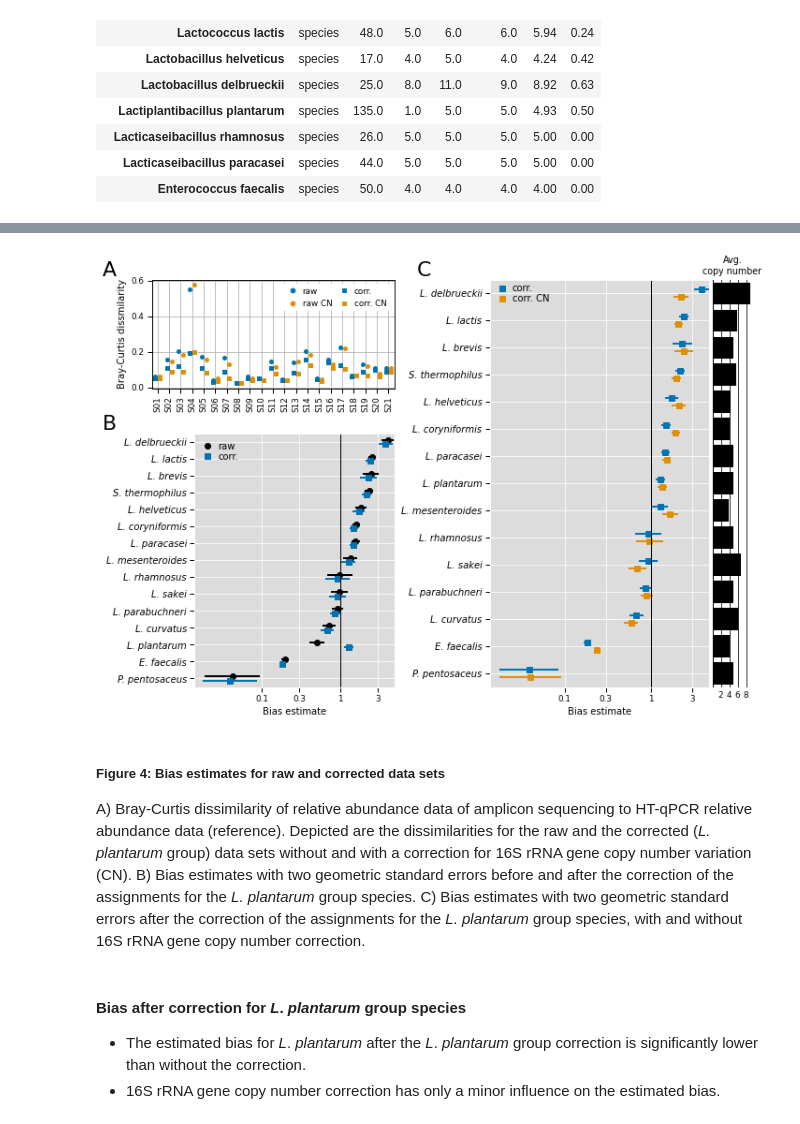
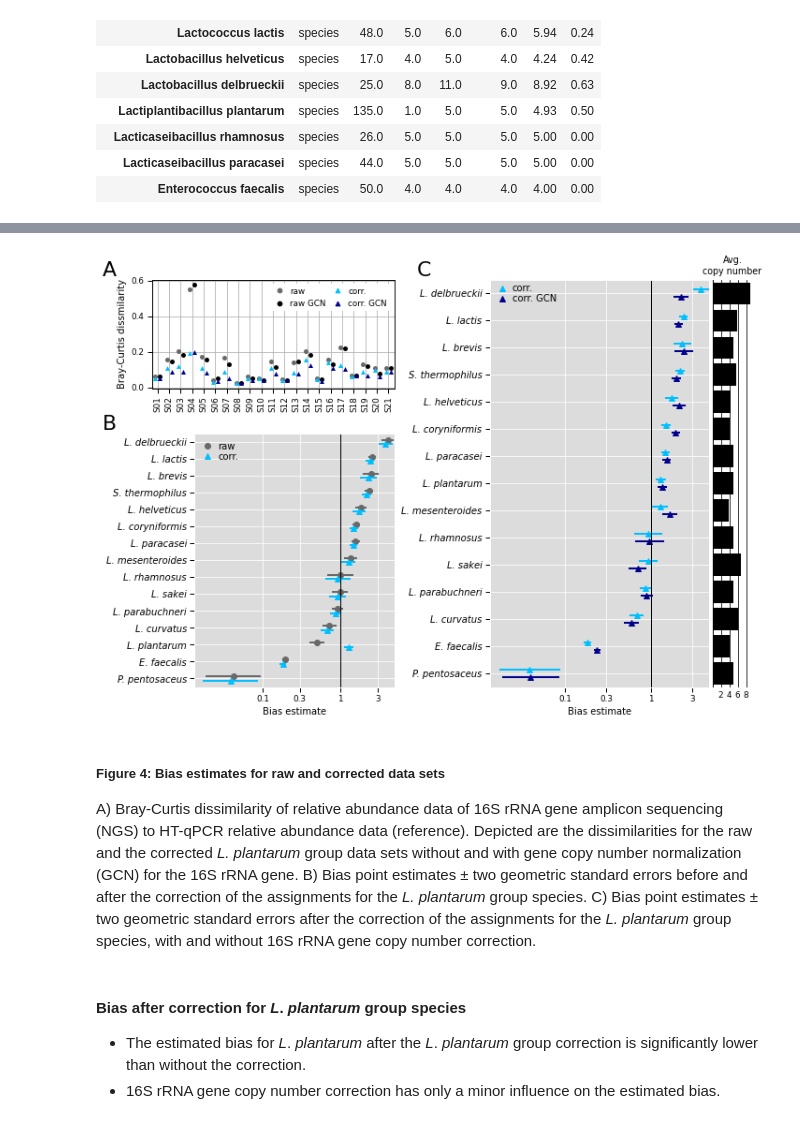
Before and after one commit to biologger/htqpcr_ngs_data, a Jupyter notebook: htqpcr_ngs_comparison_R.ipynb, the cells around one changed output, grey strips where cells are left out. Saved outputs shown, nothing was run; the diff lists cells and outputs as text; code cells hidden in the pictures.

Commit message:
update manuscript figures

```diff
--- a/htqpcr_ngs_comparison_R.ipynb
+++ b/htqpcr_ngs_comparison_R.ipynb
@@ -1047,14 +1056,15 @@ f_ax4 = fig.add_subplot(ax[0:,4])
 f_sep.axis('off')
 f_buffer.axis('off')
 
-colors = sns.color_palette("colorblind", 2)*2
-
+#colors = sns.color_palette("colorblind", 2)*2
+colors = ["dimgrey", "black", "deepskyblue", "darkblue"]
 # Plot A
 pf.dissimilarity_plot(dissim_to_ref, f_ax1, colors)
 
 # Plot B
-colors = ("black", sns.color_palette("colorblind", 1)[0])
-pf.bias_plot(biasdf, corr_biasdf, ax=f_ax2, colors=colors, markers=["o", "s"])
+#colors = ("black", sns.color_palette("colorblind", 1)[0])
+colors = ["dimgrey", "deepskyblue"]
+pf.bias_plot(biasdf, corr_biasdf, ax=f_ax2, colors=colors, markers=["o", "^"])
 f_ax2.set_xticks([0.1, 0.3, 1, 3])
 f_ax2.set_xticklabels([0.1, 0.3, 1, 3])
 
@@ -1075,15 +1085,16 @@ f_ax2.set_facecolor('gainsboro')
 for spine in f_ax2.spines:
     f_ax2.spines[spine].set_color("white")
 
-colors = sns.color_palette("colorblind", 2)*2
+#colors = sns.color_palette("colorblind", 2)*2
+colors = ["deepskyblue", "darkblue"]
 # Plot C
-pf.bias_plot(corr_biasdf, CN_biasdf, ax=f_ax3, colors=colors, markers=["s", "s"])
+pf.bias_plot(corr_biasdf, CN_biasdf, ax=f_ax3, colors=colors, markers=["^", "^"])
 f_ax3.set_xticks([0.1, 0.3, 1, 3])
 f_ax3.set_xticklabels([0.1, 0.3, 1, 3])
 
 handles, labels = f_ax3.get_legend_handles_labels()
 f_ax3.legend(
-        handles, ["corr.", "corr. CN"],
+        handles, ["corr.", "corr. GCN"],
         loc='upper left', frameon=False, markerscale=1,
         columnspacing=0.1, labelspacing=0.1,
         handletextpad=0.1, prop={"size": 10},
@@ -1102,39 +1113,39 @@ for spine in f_ax3.spines:
 error_order = corr_biasdf.sort_values(["estimate"], ascending=False)["taxon"]
 cndf = pd.DataFrame([copy_dict[e] for e in error_order], index=error_order, columns=["16S CN"])
 sns.barplot(x="16S CN",y=cndf.index, data=cndf, ax=f_ax4, color="black")
 f_ax4.grid('on', which="both", axis="x", color="black")
 f_ax4.set_xlim(0, 9.5)
 f_ax4.set_xticks([2, 4, 6, 8])
 f_ax4.set_yticklabels([])
 f_ax4.tick_params(axis="y", length=0)
 f_ax4.set_xlabel("")
 f_ax4.set_ylabel("")
 f_ax4.set_title("Avg.\ncopy number", horizontalalignment='center')
 f_ax4.spines['top'].set_visible(False)
 f_ax4.spines['right'].set_visible(False)
 f_ax4.spines['bottom'].set_visible(False)
 f_ax4.tick_params(axis="x", width=0, pad=-0.5)
 
 # Add subplot labels
 f_ax1.text(
     -0.425, 1., 'A', fontsize=22, horizontalalignment='center',
      verticalalignment='bottom', transform=f_buffer.transAxes)
 f_ax2.text(
     -0.425, 1., 'B', fontsize=22, horizontalalignment='center',
      verticalalignment='bottom', transform=f_ax2.transAxes)
 f_ax3.text(
     -0.3, 1., 'C', fontsize=22, horizontalalignment='center',
      verticalalignment='bottom', transform=f_ax3.transAxes)
 
 save_to = os.path.join(figures_dir, "Figure_4.png")
 plt.savefig(save_to, dpi=600, bbox_inches='tight')
 # %% [output]
-[figure, old version]
+[figure, new version]
 # %% [markdown]
-##### Figure 4:  Bias estimates for raw and corrected data sets
-A) Bray-Curtis dissimilarity of relative abundance data of amplicon sequencing to HT-qPCR relative abundance data (reference). Depicted are the dissimilarities for the raw and the corrected (*L. plantarum* group) data sets without and with a correction for 16S rRNA gene copy number variation (CN).
-B) Bias estimates with two geometric standard errors before and after the correction of the assignments for the *L. plantarum* group species.
-C) Bias estimates with two geometric standard errors after the correction of the assignments for the *L. plantarum* group species, with and without 16S rRNA gene copy number correction.
+##### Figure 4: Bias estimates for raw and corrected data sets
+A) Bray-Curtis dissimilarity of relative abundance data of 16S rRNA gene amplicon sequencing (NGS) to HT-qPCR relative abundance data (reference). Depicted are the dissimilarities for the raw and the corrected _L. plantarum_ group data sets without and with gene copy number normalization (GCN) for the 16S rRNA gene.
+B) Bias point estimates ± two geometric standard errors before and after the correction of the assignments for the _L. plantarum_ group species.
+C) Bias point estimates ± two geometric standard errors after the correction of the assignments for the _L. plantarum_ group species, with and without 16S rRNA gene copy number correction.
 # %% [markdown]
 #### Bias after correction for *L*. *plantarum* group species
 * The estimated bias for *L*. *plantarum* after the *L*. *plantarum* group correction is significantly lower than without the correction.
```
Also changed, not shown: parts of 40 cells of this notebook, 3 other files.
